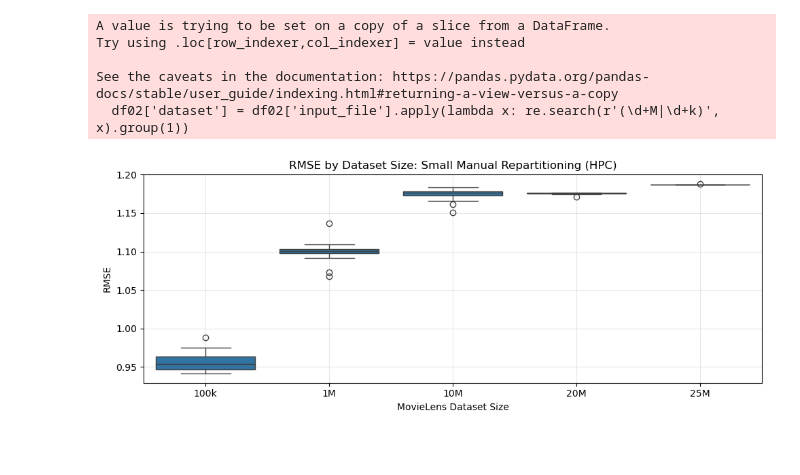
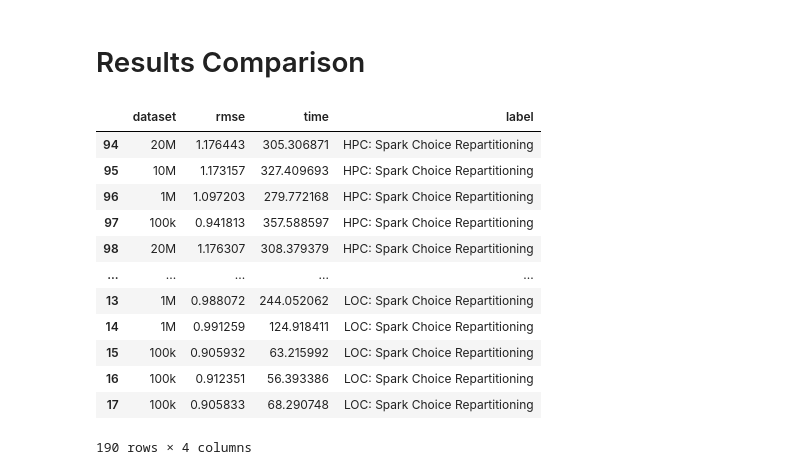
Before and after one commit to Hugoverissimo21/LSH-Recommender, a Jupyter notebook: assets/results.ipynb, the cells around one changed output. Drawn from its saved outputs; the diff is of its cells as text; code cells hidden in the pictures; blank space fills up the shorter version.

```diff
--- a/assets/results.ipynb
+++ b/assets/results.ipynb
@@ -46,22 +70,28 @@ See the caveats in the documentation: https://pandas.pydata.org/pandas-docs/stab
-# %%
-df02 = resultsHPC[resultsHPC["repartitions"] != "spark_choice"]
-order = ['100k', '1M', '10M', '20M', '25M']
-
-df02['dataset'] = df02['input_file'].apply(lambda x: re.search(r'(\d+M|\d+k)', x).group(1))
-
-plt.figure(figsize=(10, 4))
-sns.boxplot(x='dataset', y='rmse', data=df02, order=order)
-plt.xlabel('MovieLens Dataset Size')
-plt.ylabel('RMSE')
-plt.title('RMSE by Dataset Size: Small Manual Repartitioning (HPC)')
-plt.grid(True, alpha=0.3)
-plt.tight_layout()
-plt.savefig('results_rmse_small_manual_repartitioning_hpc.png')
-plt.show()
-# %% [output]
-A value is trying to be set on a copy of a slice from a DataFrame.
-Try using .loc[row_indexer,col_indexer] = value instead
-
-See the caveats in the documentation: https://pandas.pydata.org/pandas-docs/stable/user_guide/indexing.html#returning-a-view-versus-a-copy
-  df02['dataset'] = df02['input_file'].apply(lambda x: re.search(r'(\d+M|\d+k)', x).group(1))
-[figure, removed]
+# %% [markdown]
+# Results Comparison
+# %%
+cols = ["dataset", "rmse", "time"]
+
+df01 = df01[cols]
+df01["label"] = "HPC: Spark Choice Repartitioning"
+df02 = df02[cols]
+df02["label"] = "HPC: Small Manual Repartitioning"
+df03 = df03[cols]
+df03["label"] = "LOC: Spark Choice Repartitioning"
+
+df = pd.concat([df01, df02, df03])
+df
+# %% [output]
+|  | dataset | rmse | time | label |
+| 94 | 20M | 1.176443 | 305.306871 | HPC: Spark Choice Repartitioning |
+| 95 | 10M | 1.173157 | 327.409693 | HPC: Spark Choice Repartitioning |
+| 96 | 1M | 1.097203 | 279.772168 | HPC: Spark Choice Repartitioning |
+| 97 | 100k | 0.941813 | 357.588597 | HPC: Spark Choice Repartitioning |
+| 98 | 20M | 1.176307 | 308.379379 | HPC: Spark Choice Repartitioning |
+| ... | ... | ... | ... | ... |
+| 13 | 1M | 0.988072 | 244.052062 | LOC: Spark Choice Repartitioning |
+| 14 | 1M | 0.991259 | 124.918411 | LOC: Spark Choice Repartitioning |
+| 15 | 100k | 0.905932 | 63.215992 | LOC: Spark Choice Repartitioning |
+| 16 | 100k | 0.912351 | 56.393386 | LOC: Spark Choice Repartitioning |
+| 17 | 100k | 0.905833 | 68.290748 | LOC: Spark Choice Repartitioning |
+190 rows × 4 columns
```
Also changed, not shown: parts of 6 cells of this notebook, 4 other files.
